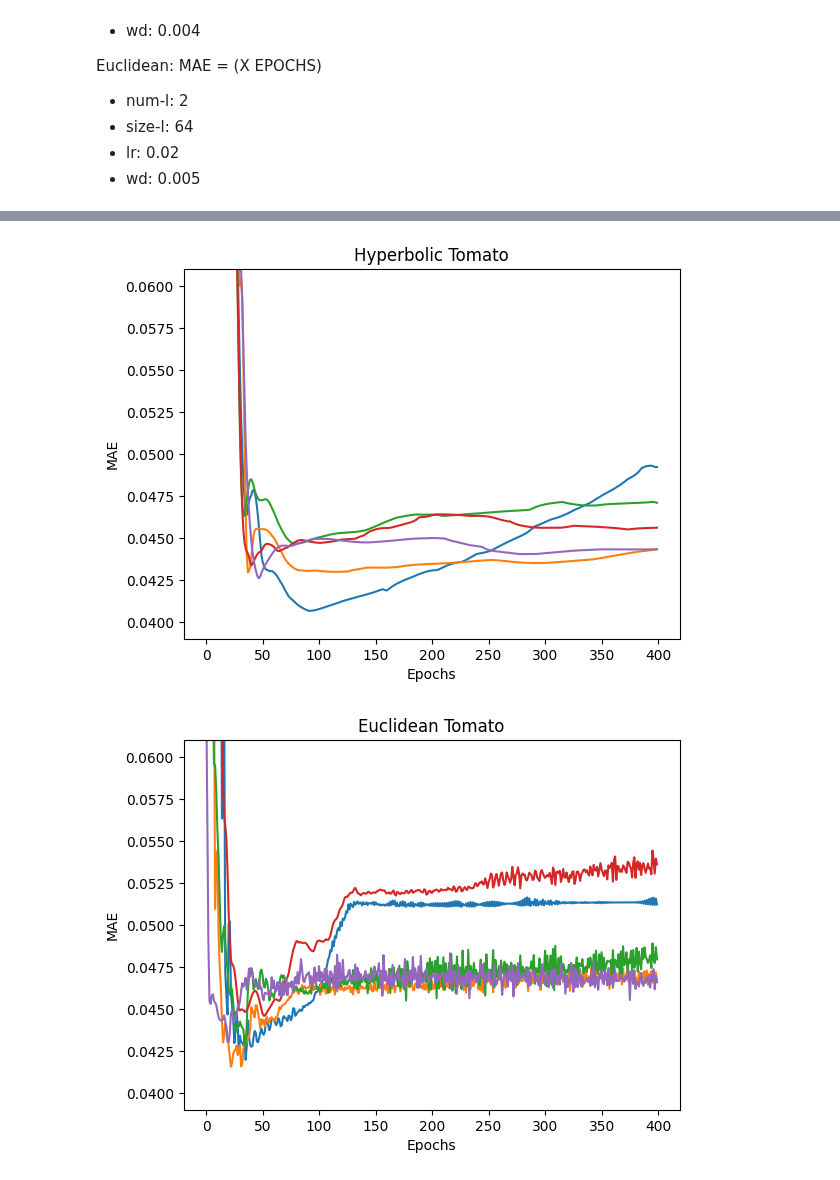
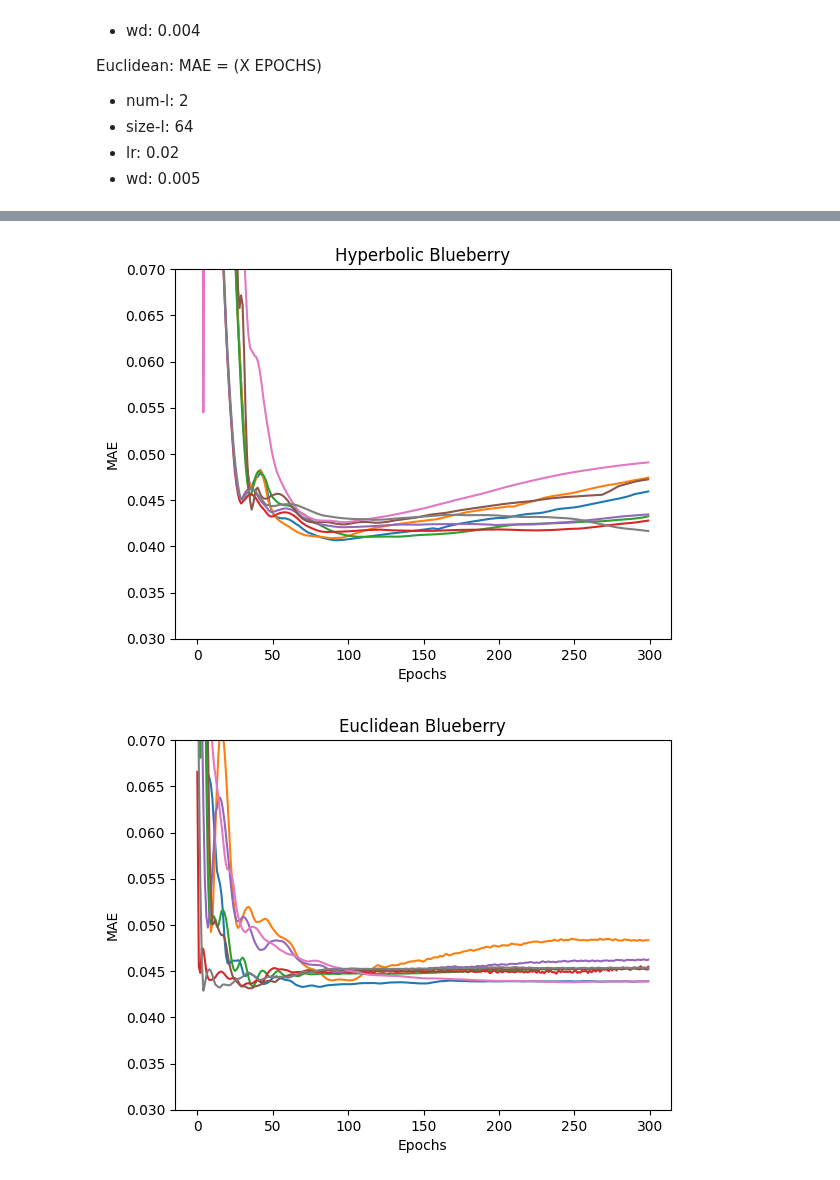
Before and after one commit to Rory-Dam/master_thesis, a Jupyter notebook: tomato/plot_results.ipynb, the cells around one changed output, grey strips where cells are left out. Drawn from its saved outputs; the diff is of its cells as text; code cells hidden in the pictures.

```diff
--- a/tomato/plot_results.ipynb
+++ b/tomato/plot_results.ipynb
@@ -37,5 +41,5 @@ def parse_results(file_name):
 # %%
-both_res = parse_results('grid_search_results/both_detail_100.txt')
+both_res = parse_results('grid_search_results/subsets_both_wide_300.txt')[360*5:360*6]
 hyp_res = both_res[:len(both_res)//2]
 euc_res = both_res[len(both_res)//2:]
 # %%
@@ -176,0 +249,11 @@ for k in range(40):
+# %%
+K = 99
+
+best_hyp_params = np.argsort(hyp_values.mean(axis=1)[:,K])[:8]
+print(hyp_values.mean(axis=1)[:,K][best_hyp_params])
+print()
+best_euc_params = np.argsort(euc_values.mean(axis=1)[:,K])[:8]
+print(euc_values.mean(axis=1)[:,K][best_euc_params])
+
+best_hyp_runs = hyp_values.mean(axis=1)[best_hyp_params]
+best_euc_runs = euc_values.mean(axis=1)[best_euc_params]
@@ -177,45 +288,27 @@ for k in range(40):
 # %%
-# hyp_min = (0, 1, -1)
-# euc_min = (0, 1, -1)
-# for i in range(28):
-#     plt.plot(hyp_values.mean(axis=1)[i])
-#     plt.plot(euc_values.mean(axis=1)[i])
+for run in hyp_values.mean(axis=1)[best_hyp_params]:
+    plt.plot(run)
+    # plt.plot(run[25:])
 
-#     print(i)
-#     print(hyp_values.mean(axis=1)[i].min(), hyp_values.mean(axis=1)[i].argmin())
-#     print(euc_values.mean(axis=1)[i].min(), euc_values.mean(axis=1)[i].argmin())
-
-#     if hyp_values.mean(axis=1)[i].min() < hyp_min[1]:
-#         hyp_min = (i, hyp_values.mean(axis=1)[i].min(), hyp_values.mean(axis=1)[i].argmin())
-#     if euc_values.mean(axis=1)[i].min() < euc_min[1]:
-#         euc_min = (i, euc_values.mean(axis=1)[i].min(), euc_values.mean(axis=1)[i].argmin())
-
-
-
-for run in hyp_values.mean(axis=1)[[23, 32, 41, 40, 31]]:
-    plt.plot(run)
-    # plt.plot(run[20:])
-
-plt.title('Hyperbolic Tomato')
+plt.title('Hyperbolic Blueberry')
 plt.ylabel('MAE')
 plt.xlabel('Epochs')
 
-plt.ylim(0.039,0.061)
+plt.ylim(0.03,0.07)
 # plt.yscale('log')
 plt.show()
 
+for run in euc_values.mean(axis=1)[best_euc_params]:
+    plt.plot(run)
+    # plt.plot(run[25:])
 
-for run in euc_values.mean(axis=1)[[25, 14, 4, 1, 12]]:
-    plt.plot(run)
-    # plt.plot(run[20:])
-
-plt.title('Euclidean Tomato')
+plt.title('Euclidean Blueberry')
 plt.ylabel('MAE')
 plt.xlabel('Epochs')
 
-plt.ylim(0.039,0.061)
+plt.ylim(0.03,0.07)
 # plt.yscale('log')
 plt.show()
 # %% [output]
-[figure, old version]
+[figure, new version]
-[figure, old version]
+[figure, new version]
```
Also changed, not shown: parts of 15 cells of this notebook, 12 other files.
